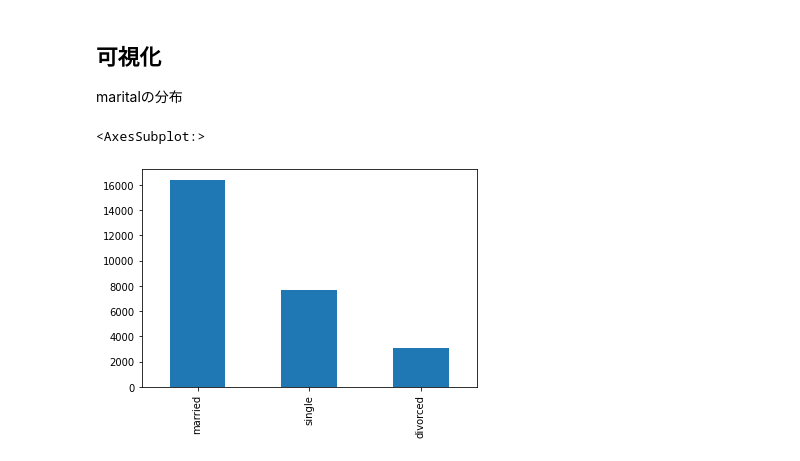
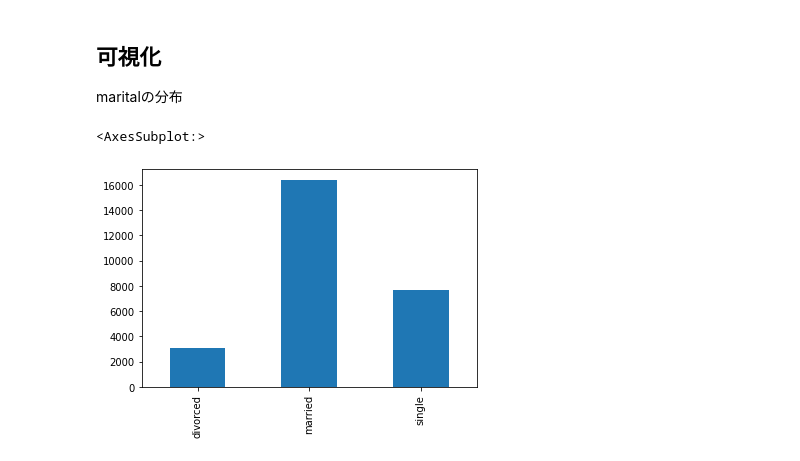
Before and after one commit to y-toyoda-HMC/ds-education, a Jupyter notebook: python_study/R_Basic.ipynb, the cells around one changed output. Drawn from its saved outputs; the diff is of its cells as text; code cells hidden in the pictures.

```diff
--- a/python_study/R_Basic.ipynb
+++ b/python_study/R_Basic.ipynb
@@ -4,7 +4,7 @@
 # %%
 import pandas as pd
 
-train = pd.read_csv(filepath_or_buffer = "/home/y-toyoda/data/bank/train.csv")
+train = pd.read_csv(filepath_or_buffer='../../data/bank/train.csv')
 # %% [markdown]
 ## データ概観
 # %%
@@ -149,7 +143,7 @@ pd.crosstab(age_c,train['y'])
 ## 可視化
 maritalの分布
 # %%
-train['marital'].value_counts().plot(kind='bar')
+train['marital'].value_counts().reindex(['divorced', 'married', 'single']).plot(kind='bar')
 # %% [output]
 <AxesSubplot:>
-[figure, old version]
+[figure, new version]
```
Also changed, not shown: parts of 4 cells of this notebook, 1 other file.
